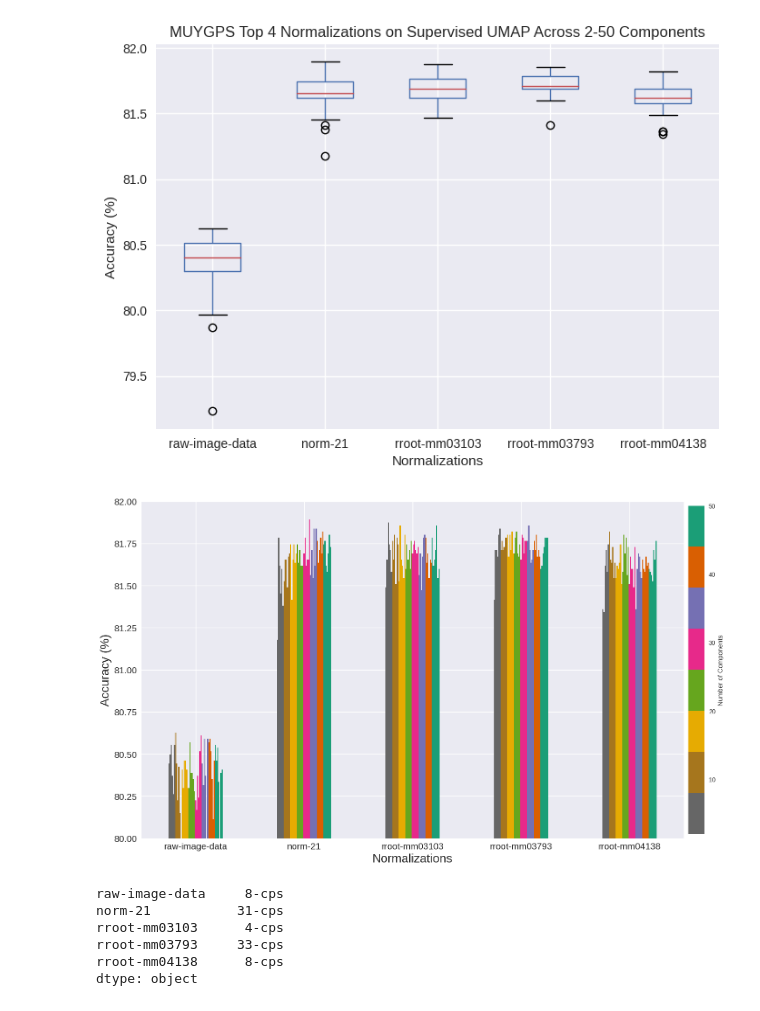
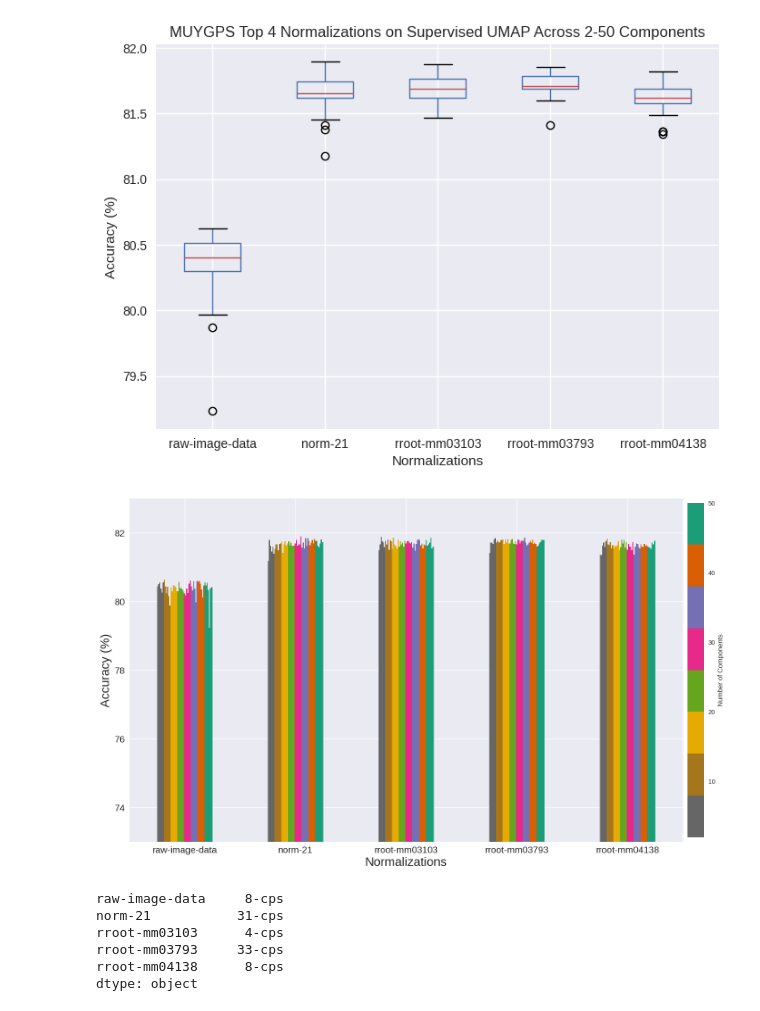
Before and after one commit to cae0027/Stellar-Blends, a Jupyter notebook: ce/embed-models/view_results.ipynb, the cells around one changed output. Cells and saved outputs as stored; diff of their text form; code cells hidden in the pictures.

Commit message:
replotted figures in vector graphics

```diff
--- a/ce/embed-models/view_results.ipynb
+++ b/ce/embed-models/view_results.ipynb
@@ -246,27 +246,27 @@ plt.show()
 # %%
 ax = top_umap.plot(figsize=(20,10),  kind='bar', cmap='Dark2_r', legend=False)
 ax.set_xticklabels(top_umap.index, rotation=0)
 ax.set_xlabel('Normalizations')
 ax.set_ylabel('Accuracy (%)')
 # ax.set_title(r'MUYGPS Top 4 Normalizations on Supervised UMAP Across 2-50 Components')
-ax.set_ylim(80, 82)
+ax.set_ylim(73, 83)
 # add colobar to the plot
 sm = plt.cm.ScalarMappable(cmap='Dark2_r', norm=plt.Normalize(vmin=2, vmax=50))
 sm._A = []
 cbar = plt.colorbar(sm)
 cbar.set_label('Number of Components')
 # customize the positin of the colorbar
 cbar.ax.set_position([.75, .12, .05, .75])
 # increase the size of setlabels
 ax.tick_params(labelsize=15)
 # increase the size of titles and labels
 ax.title.set_size(25)
 ax.xaxis.label.set_size(20)
 ax.yaxis.label.set_size(20)
-plt.savefig('top_umap.png', dpi=500, bbox_inches='tight')
+plt.savefig('top_umap.pdf', format='pdf', bbox_inches='tight')
 plt.show()
 # %% [output]
-[figure, old version]
+[figure, new version]
 # %%
 # determine at what number of components the accuracy is highest for the top 4 normalizations and also the max accuracy
 print(top_umap.idxmax(axis=1))
```
Also changed, not shown: parts of 4 cells of this notebook, 5 other files.
